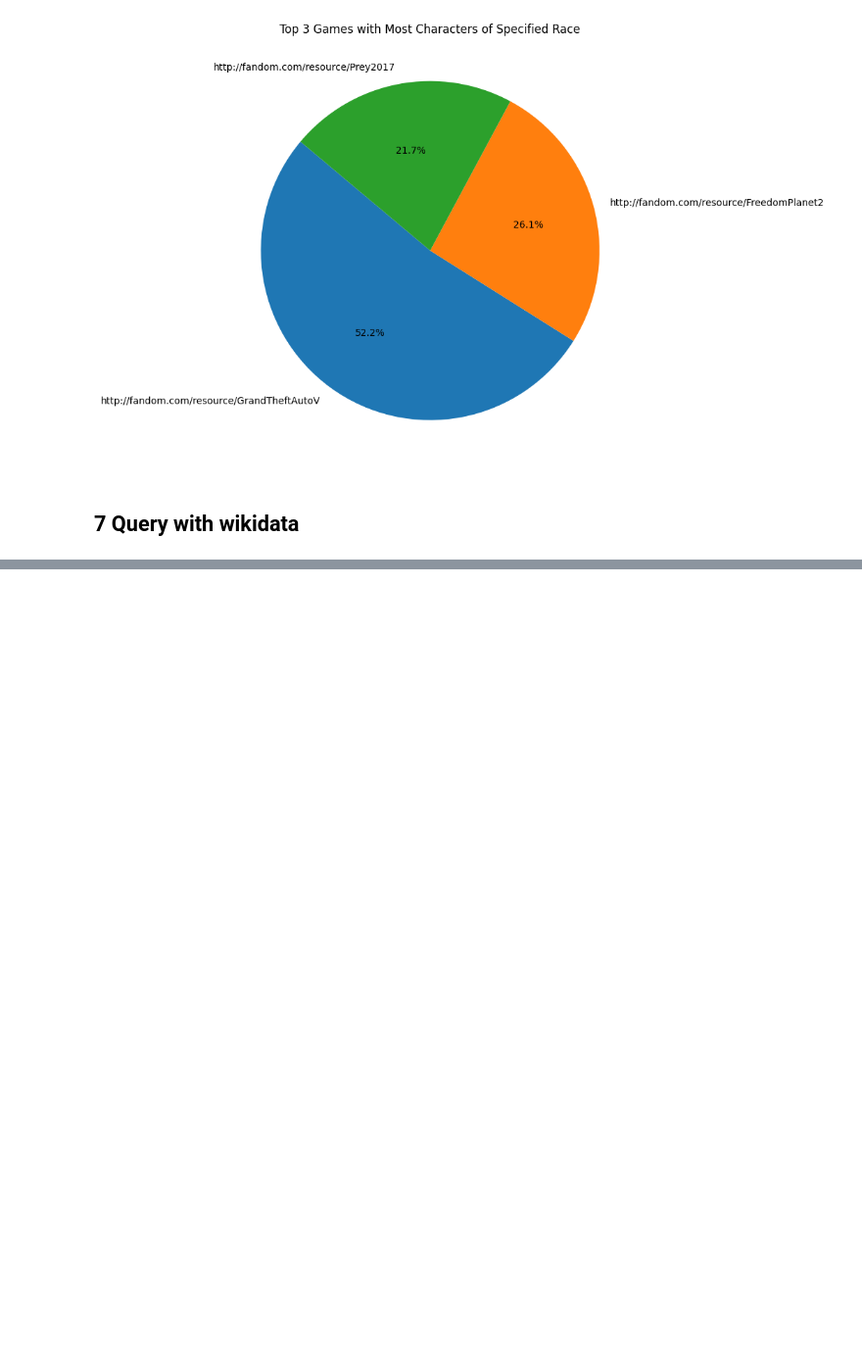
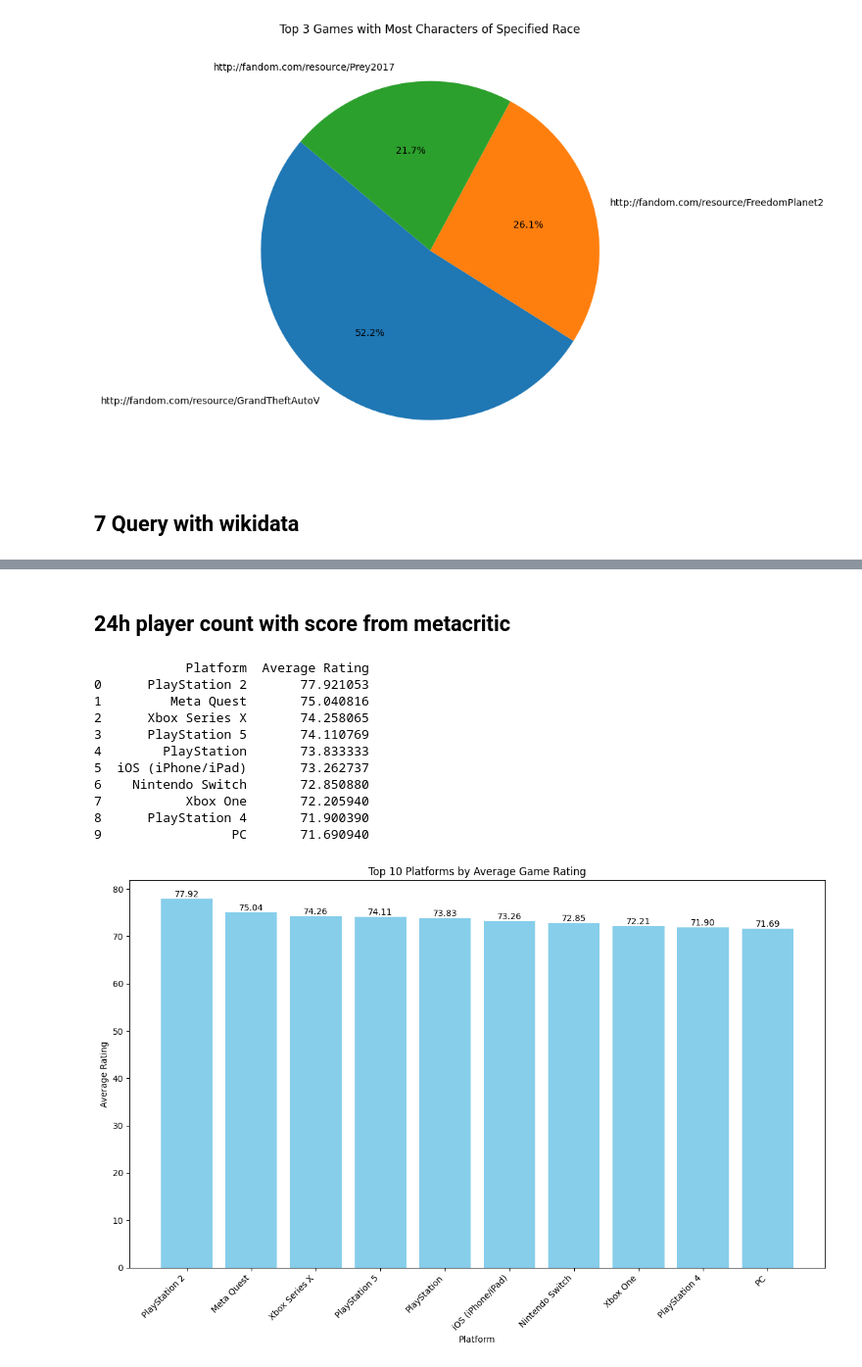
Before and after one commit to mokrota21/GameOntologyProject, a Jupyter notebook: sparqlqueries.ipynb, the cells around one changed output, grey strips where cells are left out. Shown: that part at 98% size. Cells and saved outputs as stored; diff of their text form; code cells hidden in the pictures; blank space fills up the shorter version.

Commit message:
correct metacritic ttl file, metacritic query

```diff
--- a/sparqlqueries.ipynb
+++ b/sparqlqueries.ipynb
@@ -417,3 +413,60 @@ merged_df
 # %% [output]
 |  | Game | Game Label | Current | 24h Peak | All-Time Peak | Developer | Publisher | Release Date |
 | 0 | http://example.org/Grand_Theft_Au... | Grand Theft Auto V | 153040 | 153040 | 364548 | Rockstar North | Softclub | 2022-03-15T00:00:00Z |
+# %% [markdown]
+## 24h player count with score from metacritic
+# %%
+sparql = SPARQLWrapper("http://localhost:7200/repositories/repo-fandom")
+sparql.setQuery("""
+PREFIX ex: <http://example.org/>
+PREFIX schema1: <http://schema.org/>
+PREFIX xsd: <http://www.w3.org/2001/XMLSchema#>
+
+SELECT ?platform (AVG(xsd:integer(?rating)) AS ?avgRating)
+WHERE {
+  ?game a schema1:VideoGame ;
+        schema1:aggregateRating ?rating ;
+        schema1:gamePlatform ?platform .
+}
+GROUP BY ?platform
+ORDER BY DESC(?avgRating)
+LIMIT 10
+""")
+sparql.setReturnFormat(JSON)
+results = sparql.query().convert()
+
+data = []
+for result in results["results"]["bindings"]:
+    platform = result["platform"]["value"]
+    avgRating = float(result["avgRating"]["value"])
+    data.append([platform, avgRating])
+
+df = pd.DataFrame(data, columns=["Platform", "Average Rating"])
+
+print(df)
+
+plt.figure(figsize=(12, 8))
+plt.bar(df["Platform"], df["Average Rating"], color='skyblue')
+plt.xlabel('Platform')
+plt.ylabel('Average Rating')
+plt.title('Top 10 Platforms by Average Game Rating')
+plt.xticks(rotation=45, ha='right')
+plt.tight_layout()
+
+for index, value in enumerate(df["Average Rating"]):
+    plt.text(index, value, f'{value:.2f}', ha='center', va='bottom')
+
+plt.show()
+# %% [output]
+            Platform  Average Rating
+0      PlayStation 2       77.921053
+1         Meta Quest       75.040816
+2      Xbox Series X       74.258065
+3      PlayStation 5       74.110769
+4        PlayStation       73.833333
+5  iOS (iPhone/iPad)       73.262737
+6    Nintendo Switch       72.850880
+7           Xbox One       72.205940
+8      PlayStation 4       71.900390
+9                 PC       71.690940
+[figure, added]
```
Also changed, not shown: parts of 1 cell of this notebook, 1 other file.
